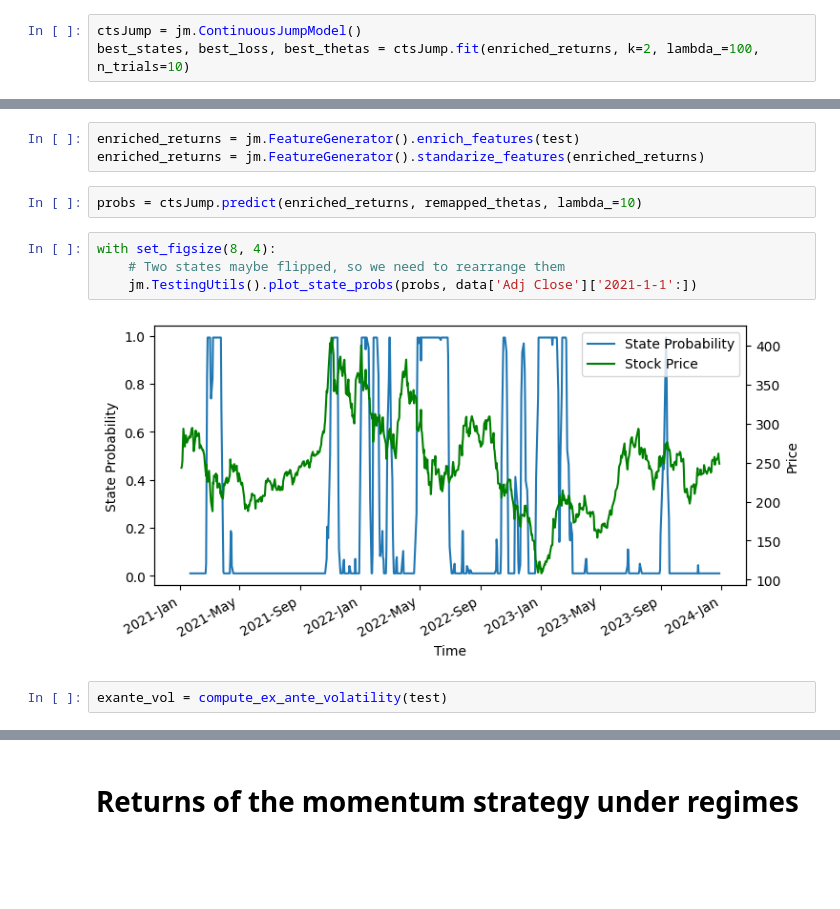
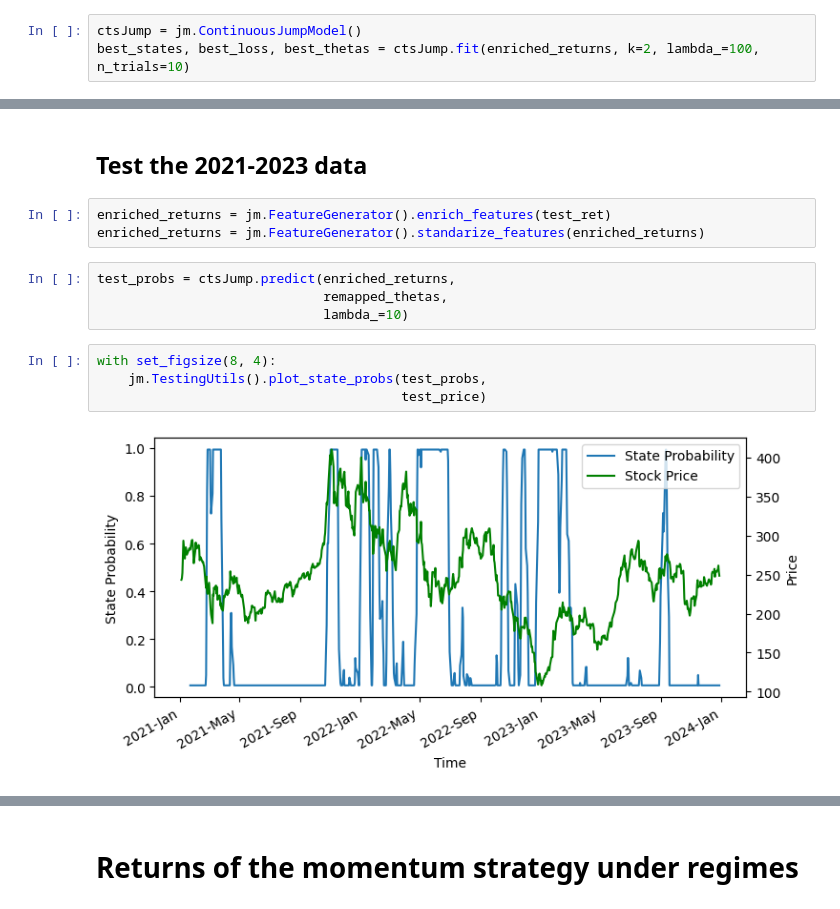
Before and after one commit to YimingZhang07/quantbullet, a Jupyter notebook: docs/research/momentum_dev.ipynb, the cells around one changed output, grey strips where cells are left out. Cells and saved outputs as stored; diff of their text form; blank space fills up the shorter version.

```diff
--- a/docs/research/momentum_dev.ipynb
+++ b/docs/research/momentum_dev.ipynb
@@ -77,13 +75,15 @@ with set_figsize(8, 4):
+# %% [markdown]
+## Test the 2021-2023 data
 # %%
-enriched_returns = jm.FeatureGenerator().enrich_features(test)
+enriched_returns = jm.FeatureGenerator().enrich_features(test_ret)
 enriched_returns = jm.FeatureGenerator().standarize_features(enriched_returns)
 # %%
-probs = ctsJump.predict(enriched_returns, remapped_thetas, lambda_=10)
+test_probs = ctsJump.predict(enriched_returns,
+                             remapped_thetas,
+                             lambda_=10)
-# %%
-with set_figsize(8, 4):
-    # Two states maybe flipped, so we need to rearrange them
-    jm.TestingUtils().plot_state_probs(probs, data['Adj Close']['2021-1-1':])
-# %% [output]
-[figure, removed]
-# %%
-exante_vol = compute_ex_ante_volatility(test)
+# %%
+with set_figsize(8, 4):
+    jm.TestingUtils().plot_state_probs(test_probs,
+                                       test_price)
+# %% [output]
+[figure, added]
```
Also changed, not shown: parts of 35 cells of this notebook, 2 other files.
